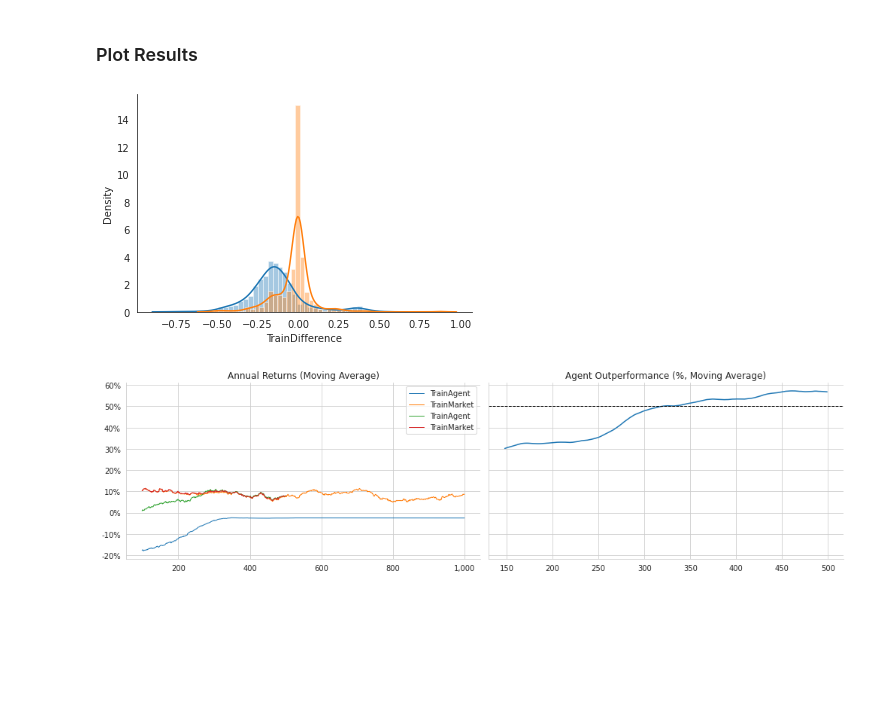
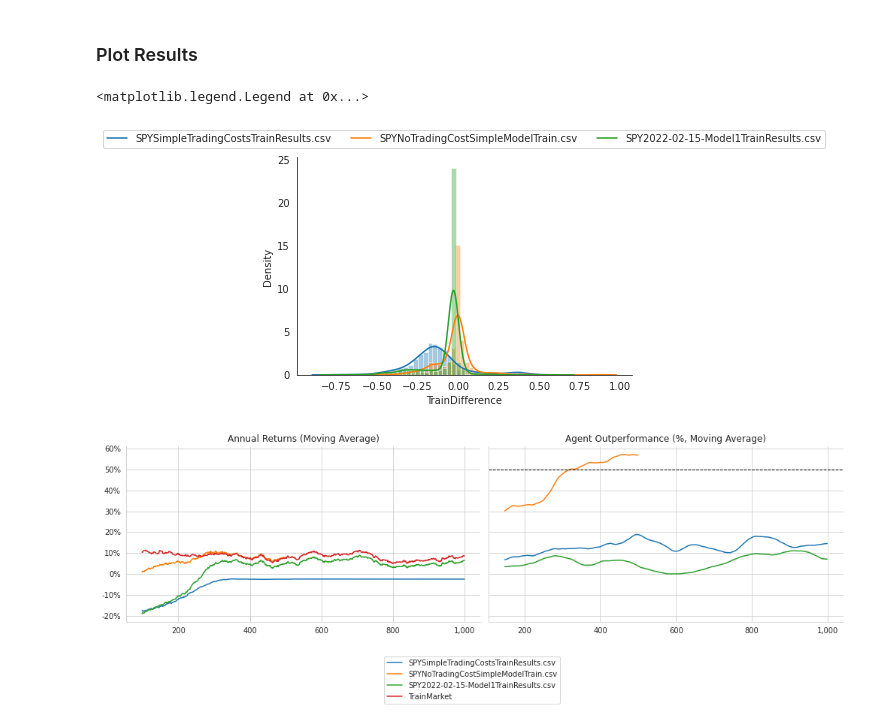
Before and after one commit to Switzerland-MQP-2022/DDQN-Model-Complexity-Analysis, a Jupyter notebook: Model/visualization.ipynb, the cells around one changed output. Cells and saved outputs as stored; diff of their text form; code cells hidden in the pictures; blank space fills up the shorter version.

Commit message:
add multi-file graphing

```diff
--- a/Model/visualization.ipynb
+++ b/Model/visualization.ipynb
@@ -37,43 +37,64 @@ def format_time(t):
 ### Get Results
 # %%
 # Compile results into a list
-results_list = [pd.read_csv('results/trading_bot/SPYSimpleTradingCostsTrainResults.csv'),
-                pd.read_csv('results/trading_bot/SPYNoTradingCostSimpleModelTrain.csv')]
+file_list = ['results/trading_bot/SPYSimpleTradingCostsTrainResults.csv',
+             'results/trading_bot/SPYNoTradingCostSimpleModelTrain.csv',
+             #'results/trading_bot/FxTradingCostsTrainResults.csv',
+             'results/trading_bot/SPY2022-02-15-Model1TrainResults.csv']
+
+results_list = [pd.read_csv(file) for file in file_list]
+
+local_files = [file.split('/')[-1] for file in file_list]
 # %% [markdown]
 ### Plot Results
 # %%
 # Plot density histogram
 with sns.axes_style('white'):
     for results in results_list:
         sns.distplot(results.TrainDifference)
         sns.despine()
+
+# Put legend above graph
+plt.legend(local_files, loc="upper center", bbox_to_anchor=(0.5, 1.15), ncol=len(file_list))
 # %% [output]
+<matplotlib.legend.Legend at 0x...>
-[figure, old version]
+[figure, new version]
 # %%
 fig, axes = plt.subplots(ncols=2, figsize=(14, 4), sharey=True)
 
-for results in results_list:
-    df = (results[['TrainAgent', 'TrainMarket']]
+for r in range(0, len(results_list)):
+    results = results_list[r]
+    data = results['TrainAgent']
+
+    if r == len(results_list) - 1:
+        data = results[['TrainAgent','TrainMarket']]
+
+    df = (data
           .sub(1)
           .rolling(100)
           .mean())
+
     df.plot(ax=axes[0],
             title='Annual Returns (Moving Average)',
-            lw=1)
+            legend='')
 
-# results = results_list[]
+#plt.legend(local_files)
 
-# df = (results[['TrainAgent', 'TrainMarket']]
-#           .sub(1)
-#           .rolling(100)
-#           .mean())
-# df.plot(ax=axes[0],
-#         title='Annual Returns (Moving Average)',
-#         lw=1)
+for r in range(0, len(results_list)):
+    results = results_list[r]
 
-df2 = results['Strategy Wins (%)'].div(100).rolling(50).mean()
-df2.plot(ax=axes[1],
-         title='Agent Outperformance (%, Moving Average)')
+    df2 = (results['Strategy Wins (%)']
+           .div(100)
+           .rolling(50)
+           .mean())
+
+    df2.plot(ax=axes[1],
+             title='Agent Outperformance (%, Moving Average)')
+
+
+labels=['Model 1','Model 1 (No Trading Cost)','Model 2','Train Market']
+
+fig.legend(labels=local_files + ['TrainMarket'], bbox_to_anchor=(0.5, -0.3), loc='lower center')
 
 for ax in axes:
     ax.yaxis.set_major_formatter(
@@ -86,4 +107,4 @@ sns.despine()
 fig.tight_layout()
 #fig.savefig(results_path / 'performance', dpi=300)
 # %% [output]
-[figure, old version]
+[figure, new version]
```
